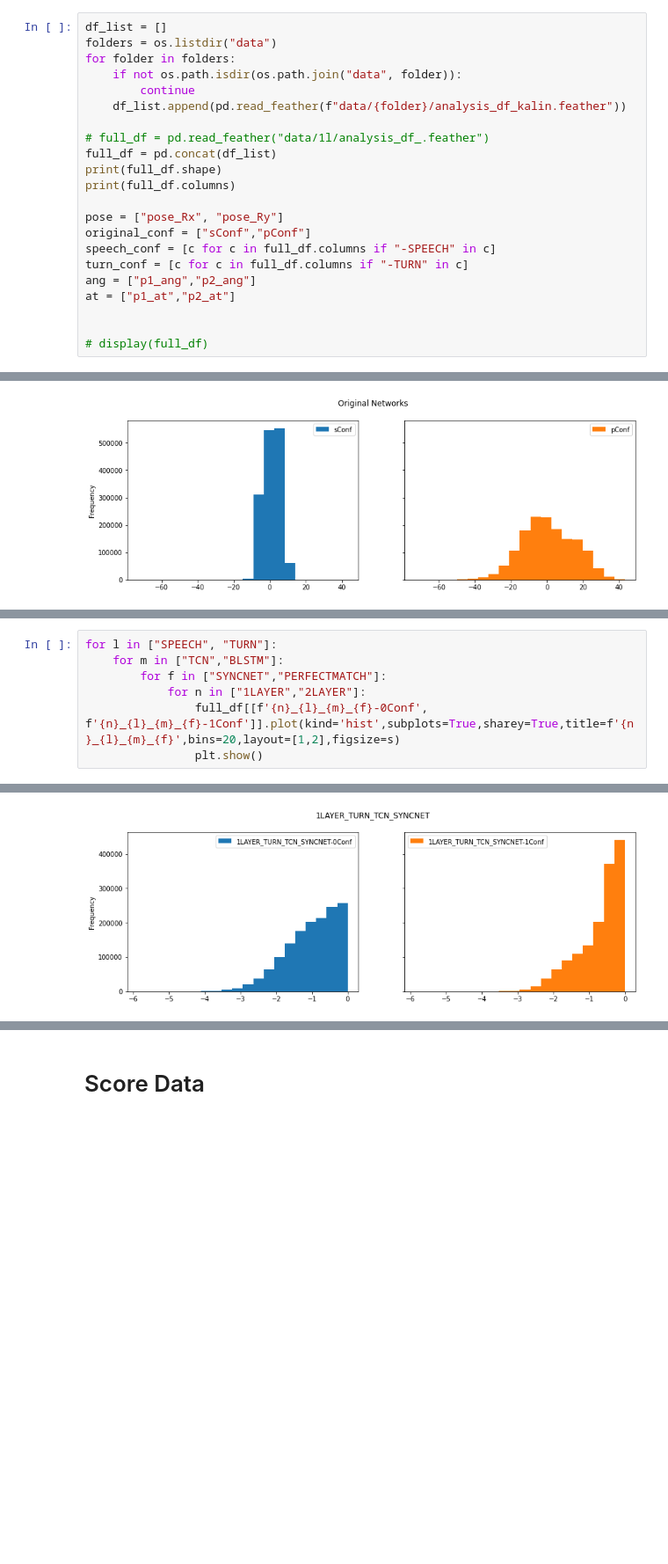
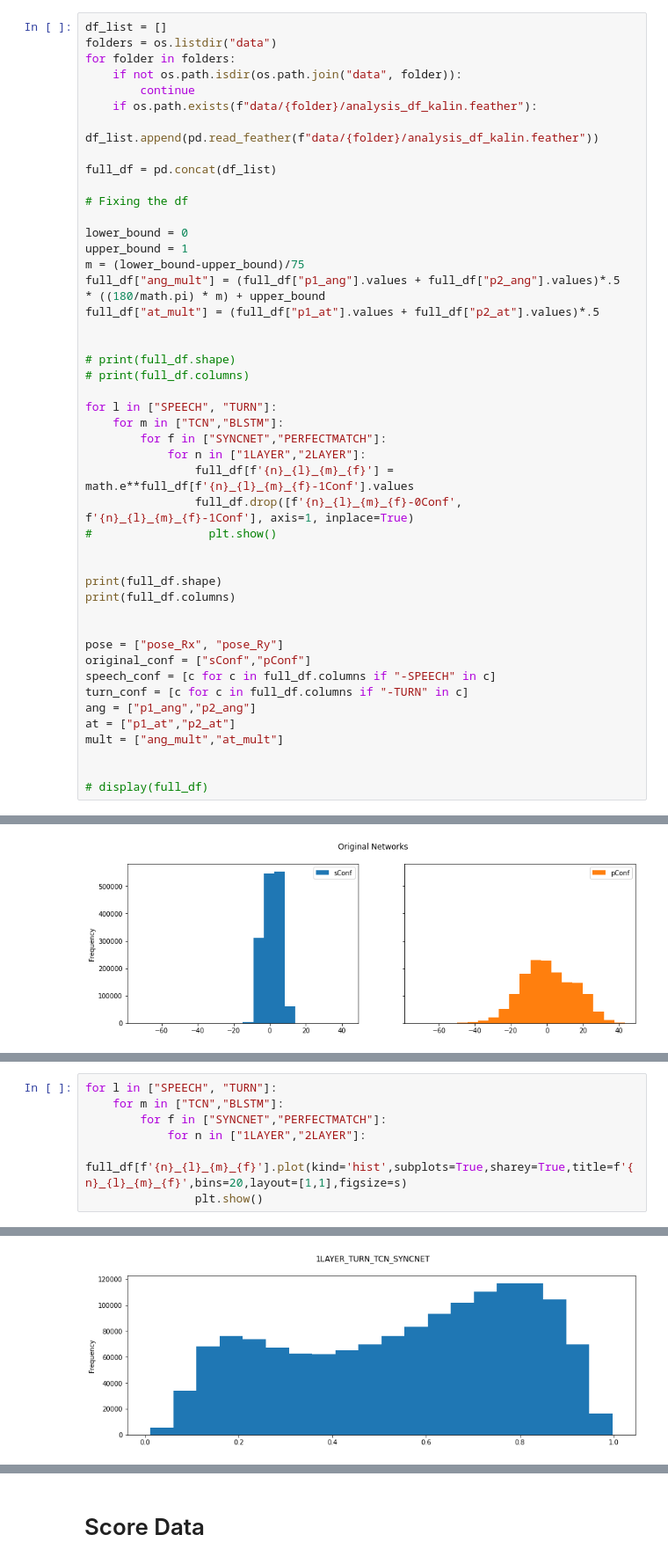
Before and after one commit to chrismbirmingham/tcn_blstm, a Jupyter notebook: Visualize_Features.ipynb, the cells around one changed output, grey strips where cells are left out. Shown at 88% size. Cells and saved outputs as stored; diff of their text form; blank space fills up the shorter version.

```diff
--- a/Visualize_Features.ipynb
+++ b/Visualize_Features.ipynb
@@ -69,12 +70,35 @@ folders = os.listdir("data")
 for folder in folders:
     if not os.path.isdir(os.path.join("data", folder)):
         continue
-    df_list.append(pd.read_feather(f"data/{folder}/analysis_df_kalin.feather"))
+    if os.path.exists(f"data/{folder}/analysis_df_kalin.feather"):
+        df_list.append(pd.read_feather(f"data/{folder}/analysis_df_kalin.feather"))
 
-# full_df = pd.read_feather("data/1l/analysis_df_.feather")
 full_df = pd.concat(df_list)
+
+# Fixing the df
+
+lower_bound = 0
+upper_bound = 1
+m = (lower_bound-upper_bound)/75
+full_df["ang_mult"] = (full_df["p1_ang"].values + full_df["p2_ang"].values)*.5  * ((180/math.pi) * m) + upper_bound
+full_df["at_mult"] = (full_df["p1_at"].values + full_df["p2_at"].values)*.5
+
+
+# print(full_df.shape)
+# print(full_df.columns)
+
+for l in ["SPEECH", "TURN"]:
+    for m in ["TCN","BLSTM"]:
+        for f in ["SYNCNET","PERFECTMATCH"]:
+            for n in ["1LAYER","2LAYER"]:
+                full_df[f'{n}_{l}_{m}_{f}'] = math.e**full_df[f'{n}_{l}_{m}_{f}-1Conf'].values
+                full_df.drop([f'{n}_{l}_{m}_{f}-0Conf', f'{n}_{l}_{m}_{f}-1Conf'], axis=1, inplace=True)
+#                 plt.show()
+
+
 print(full_df.shape)
 print(full_df.columns)
+
 
 pose = ["pose_Rx", "pose_Ry"]
 original_conf = ["sConf","pConf"]
@@ -82,6 +106,7 @@ speech_conf = [c for c in full_df.columns if "-SPEECH" in c]
 turn_conf = [c for c in full_df.columns if "-TURN" in c]
 ang = ["p1_ang","p2_ang"]
 at = ["p1_at","p2_at"]
+mult = ["ang_mult","at_mult"]
 
 
 # display(full_df)
@@ -136,6 +170,6 @@ for l in ["SPEECH", "TURN"]:
     for m in ["TCN","BLSTM"]:
         for f in ["SYNCNET","PERFECTMATCH"]:
             for n in ["1LAYER","2LAYER"]:
-                full_df[[f'{n}_{l}_{m}_{f}-0Conf', f'{n}_{l}_{m}_{f}-1Conf']].plot(kind='hist',subplots=True,sharey=True,title=f'{n}_{l}_{m}_{f}',bins=20,layout=[1,2],figsize=s)
+                full_df[f'{n}_{l}_{m}_{f}'].plot(kind='hist',subplots=True,sharey=True,title=f'{n}_{l}_{m}_{f}',bins=20,layout=[1,1],figsize=s)
                 plt.show()
 # %% [output]
@@ -150 +184 @@ for l in ["SPEECH", "TURN"]:
-[figure, old version]
+[figure, new version]
```
Also changed, not shown: parts of 23 cells of this notebook, 1 other file.
